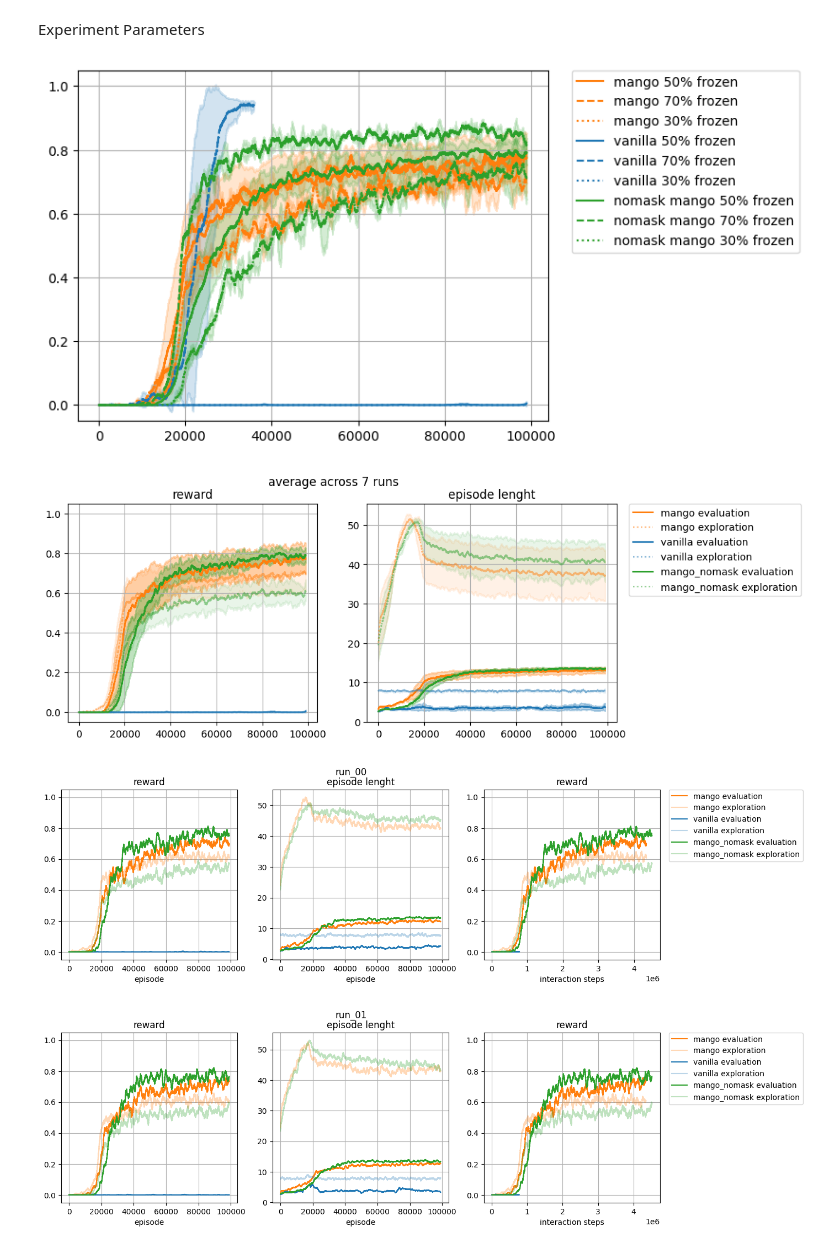
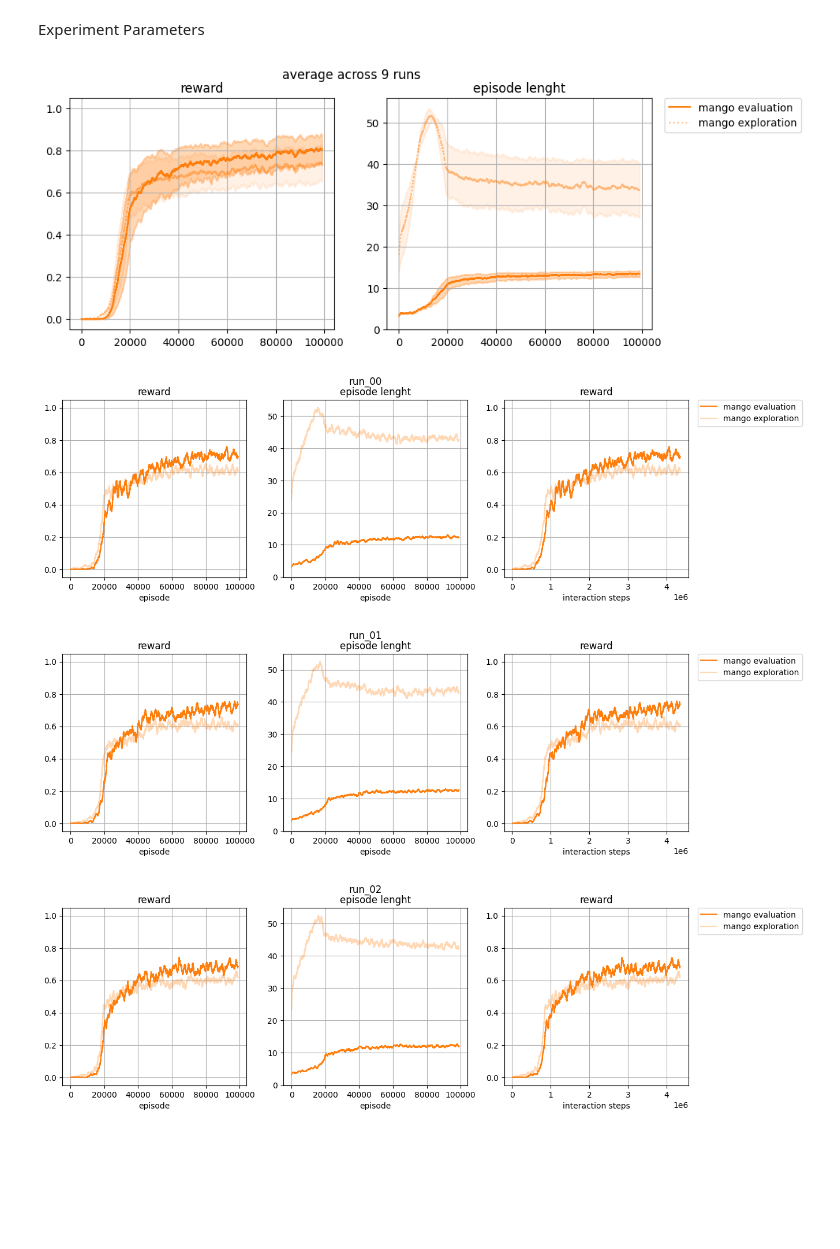
Before and after one commit to davidesartor/MANGO-lite, a Jupyter notebook: frozen_lake_tests/visualizations confront.ipynb, the cells around one changed output. Saved outputs shown, nothing was run; the diff lists cells and outputs as text; code cells hidden in the pictures; blank space fills up the shorter version.

```diff
--- a/frozen_lake_tests/visualizations confront.ipynb
+++ b/frozen_lake_tests/visualizations confront.ipynb
@@ -14,11 +14,12 @@ Experiment Parameters
 # parameters for the environment
 map_base = 2
 map_scale = 3
-p_frozen = [0.5, 0.7, 0.3]
+p_frozen = [0.5]
 one_shot = True
 
-plot_vanilla_agent = True
-plot_nomask_mango_agent = True
+plot_mango = True
+plot_vanilla_agent = False
+plot_nomask_mango_agent = False
 plot_single = True
 # %%
 if isinstance(p_frozen, float):
@@ -38,47 +39,53 @@ elif len(p_frozen) > 1:
 for p in p_frozen:
     dir_path = utils_save.path_to_save_dir(map_base, map_scale, p, one_shot)
     files = sorted(os.listdir(dir_path + "models/"))
-    mango_agent_files = [name for name in files if name.startswith("mango_agent")]
-    run_ids = [f"run_{name[-9:-7]}" for name in mango_agent_files]
-    mango_agents = [
-        utils_save.load_from_file(dir_path + "models/" + file_name)
-        for file_name in mango_agent_files
-    ]
-    agents_list, labels, colors = [mango_agents], ["mango"], ["tab:orange"]
+    agents_list, labels, colors = [], [], []
+    if plot_mango:
+        mango_agent_files = [name for name in files if name.startswith("mango_agent")]
+        run_ids = [f"run_{name[-9:-7]}" for name in mango_agent_files]
+        mango_agents = [
+            utils_save.load_from_file(dir_path + "models/" + file_name)
+            for file_name in mango_agent_files
+        ]
+        agents_list.append(mango_agents)
+        labels.append("mango")
+        colors.append("tab:orange")
     if plot_vanilla_agent:
         normal_agent_files = [name for name in files if name.startswith("normal_agent")]
+        run_ids = [f"run_{name[-9:-7]}" for name in normal_agent_files]
         normal_agents = [
             utils_save.load_from_file(dir_path + "models/" + file_name)
             for file_name in normal_agent_files
         ]
         agents_list.append(normal_agents)
         labels.append("vanilla")
         colors.append("tab:blue")
     if plot_nomask_mango_agent:
         mango_nomask_agent_files = [name for name in files if name.startswith("nomask_mango_agent")]
+        run_ids = [f"run_{name[-9:-7]}" for name in mango_nomask_agent_files]
         mango_nomask_agents = [
             utils_save.load_from_file(dir_path + "models/" + file_name)
             for file_name in mango_nomask_agent_files
         ]
         agents_list.append(mango_nomask_agents)
         labels.append("mango_nomask")
         colors.append("tab:green")
 
     os.makedirs(dir_path + "comparisons/", exist_ok=True)
     utils_plot.plot_confront_loss_reward_avg(
         agents_list, labels, colors, save_path=f"{dir_path}comparisons/compare_reward_avg.pdf"
     )
 
     if plot_single:
         for agents, run_id_str in zip(zip(*agents_list), run_ids):
             utils_plot.plot_confront_loss_reward(
                 agents,
                 labels,
                 colors,
                 save_path=f"{dir_path}comparisons/compare_reward_{run_id_str}.pdf",
             )
 # %% [output]
-[figure, old version]
+[figure, new version]
-[figure, old version]
+[figure, new version]
-[figure, old version]
+[figure, new version]
-[figure, old version]
+[figure, new version]
```
Also changed, not shown: parts of 1 cell of this notebook, 38 other files.
